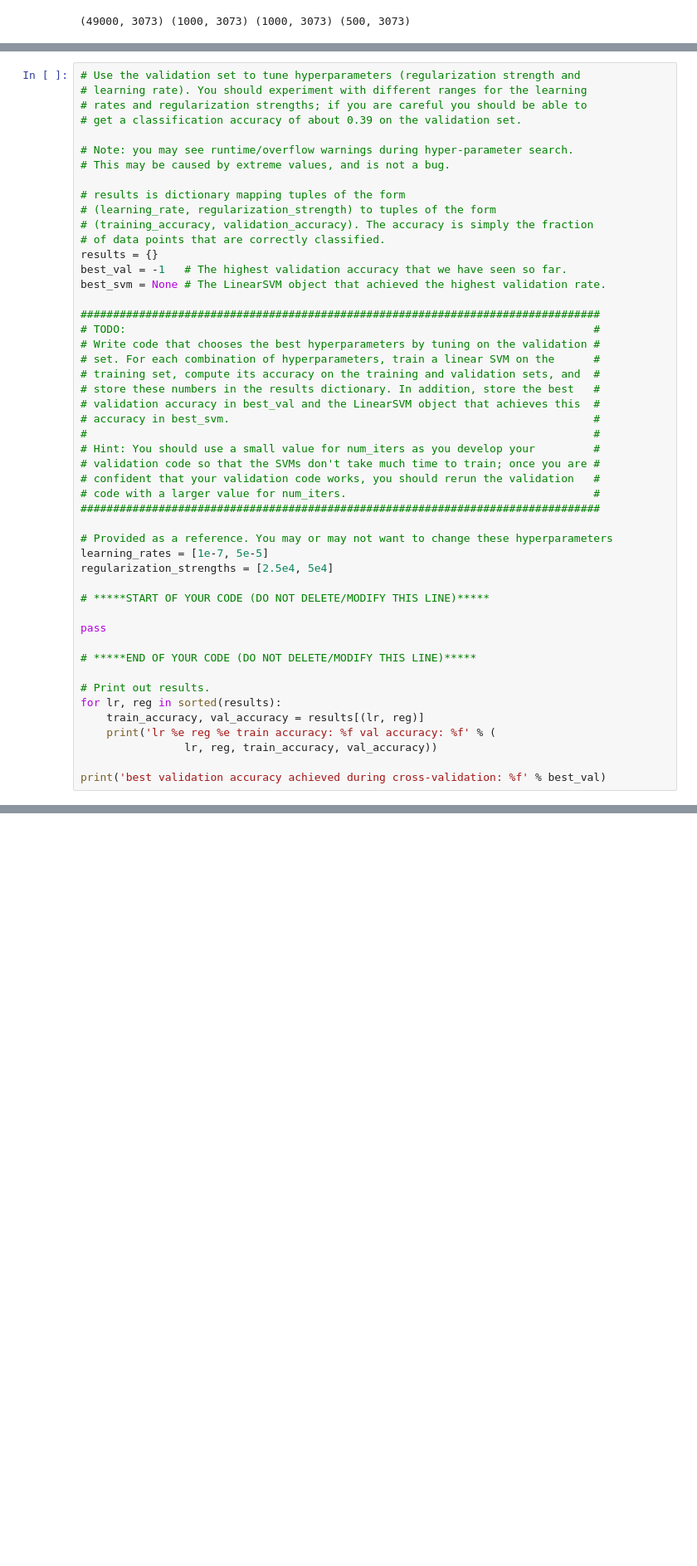
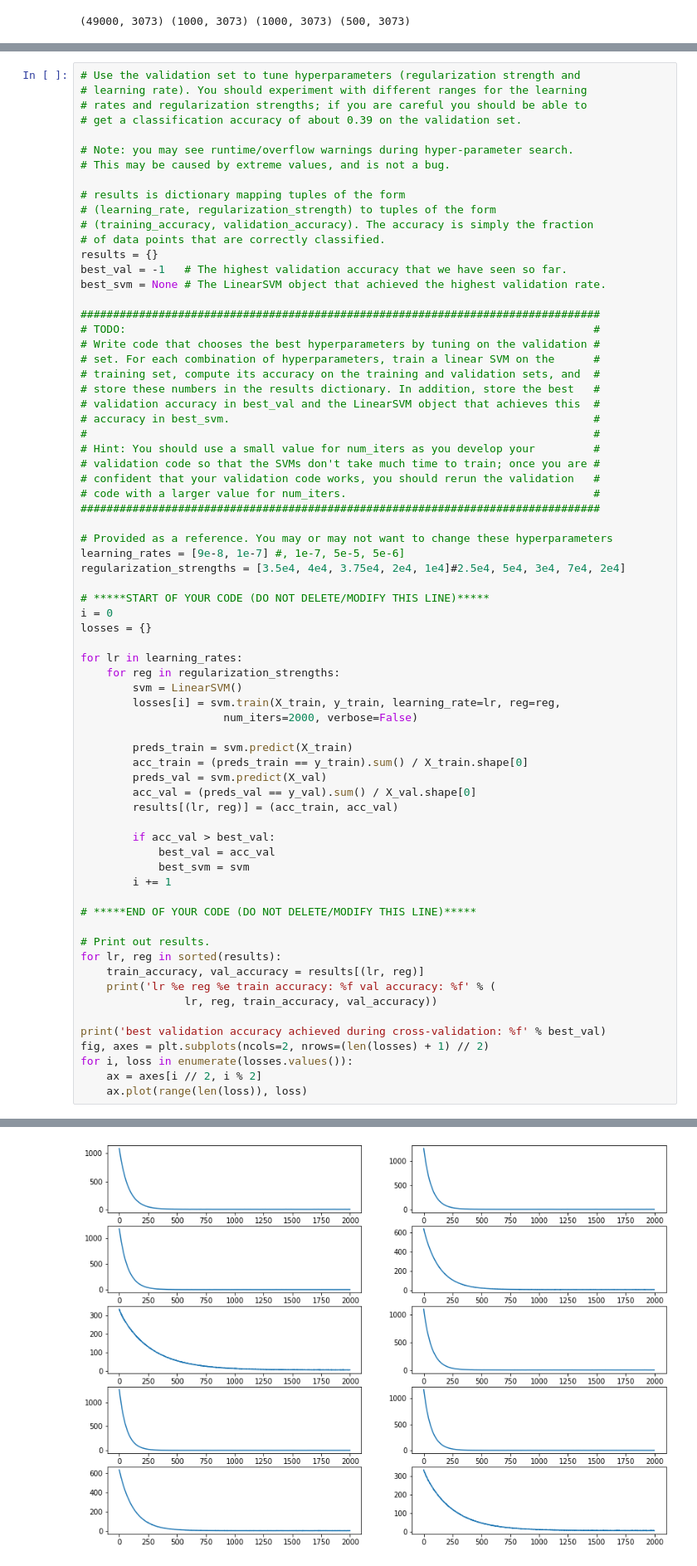
Before and after one commit to GreenSnabl/CS231n-1, a Jupyter notebook: assignments/2020/assignment1/svm.ipynb, the cells around one changed output, grey strips where cells are left out. Shown at 83% size. Drawn from its saved outputs; the diff is of its cells as text; blank space fills up the shorter version.

```diff
--- a/assignments/2020/assignment1/svm.ipynb
+++ b/assignments/2020/assignment1/svm.ipynb
@@ -361,12 +364,29 @@ best_svm = None # The LinearSVM object that achieved the highest validation rate
 ################################################################################
 
 # Provided as a reference. You may or may not want to change these hyperparameters
-learning_rates = [1e-7, 5e-5]
-regularization_strengths = [2.5e4, 5e4]
+learning_rates = [9e-8, 1e-7] #, 1e-7, 5e-5, 5e-6]
+regularization_strengths = [3.5e4, 4e4, 3.75e4, 2e4, 1e4]#2.5e4, 5e4, 3e4, 7e4, 2e4]
 
 # *****START OF YOUR CODE (DO NOT DELETE/MODIFY THIS LINE)*****
+i = 0
+losses = {}
 
-pass
+for lr in learning_rates:
+    for reg in regularization_strengths:
+        svm = LinearSVM()
+        losses[i] = svm.train(X_train, y_train, learning_rate=lr, reg=reg,
+                      num_iters=2000, verbose=False)
+
+        preds_train = svm.predict(X_train)
+        acc_train = (preds_train == y_train).sum() / X_train.shape[0]
+        preds_val = svm.predict(X_val)
+        acc_val = (preds_val == y_val).sum() / X_val.shape[0]
+        results[(lr, reg)] = (acc_train, acc_val)
+
+        if acc_val > best_val:
+            best_val = acc_val
+            best_svm = svm
+        i += 1
 
 # *****END OF YOUR CODE (DO NOT DELETE/MODIFY THIS LINE)*****
 
@@ -377,4 +397,8 @@ for lr, reg in sorted(results):
                 lr, reg, train_accuracy, val_accuracy))
 
 print('best validation accuracy achieved during cross-validation: %f' % best_val)
+fig, axes = plt.subplots(ncols=2, nrows=(len(losses) + 1) // 2)
+for i, loss in enumerate(losses.values()):
+    ax = axes[i // 2, i % 2]
+    ax.plot(range(len(loss)), loss)
 # %% [output]
@@ -382,3 +416,4 @@ best validation accuracy achieved during cross-validation: -1.000000
+[figure, added]
 # %%
 # Visualize the cross-validation results
 import math
```
Also changed, not shown: parts of 15 cells of this notebook, 2 other files.
